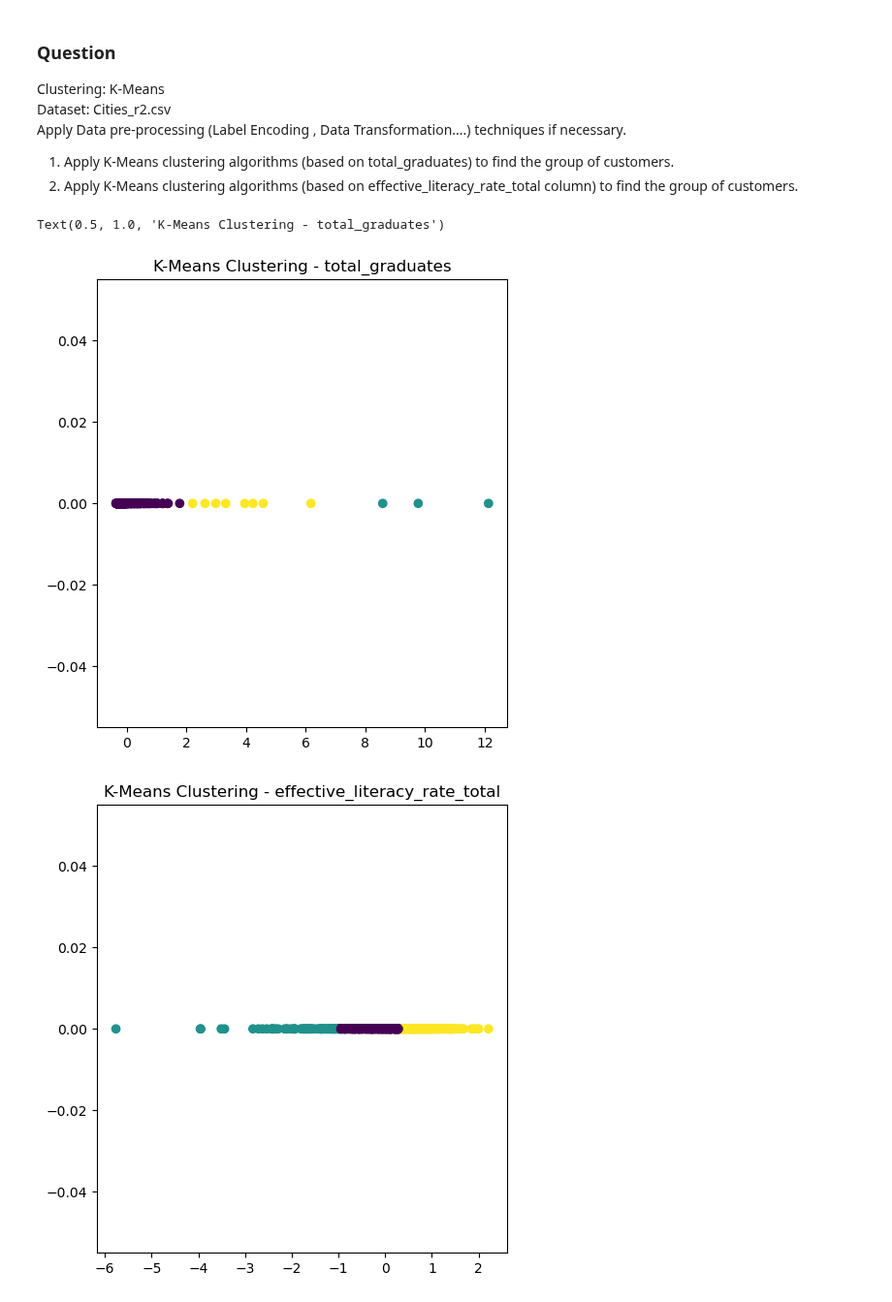
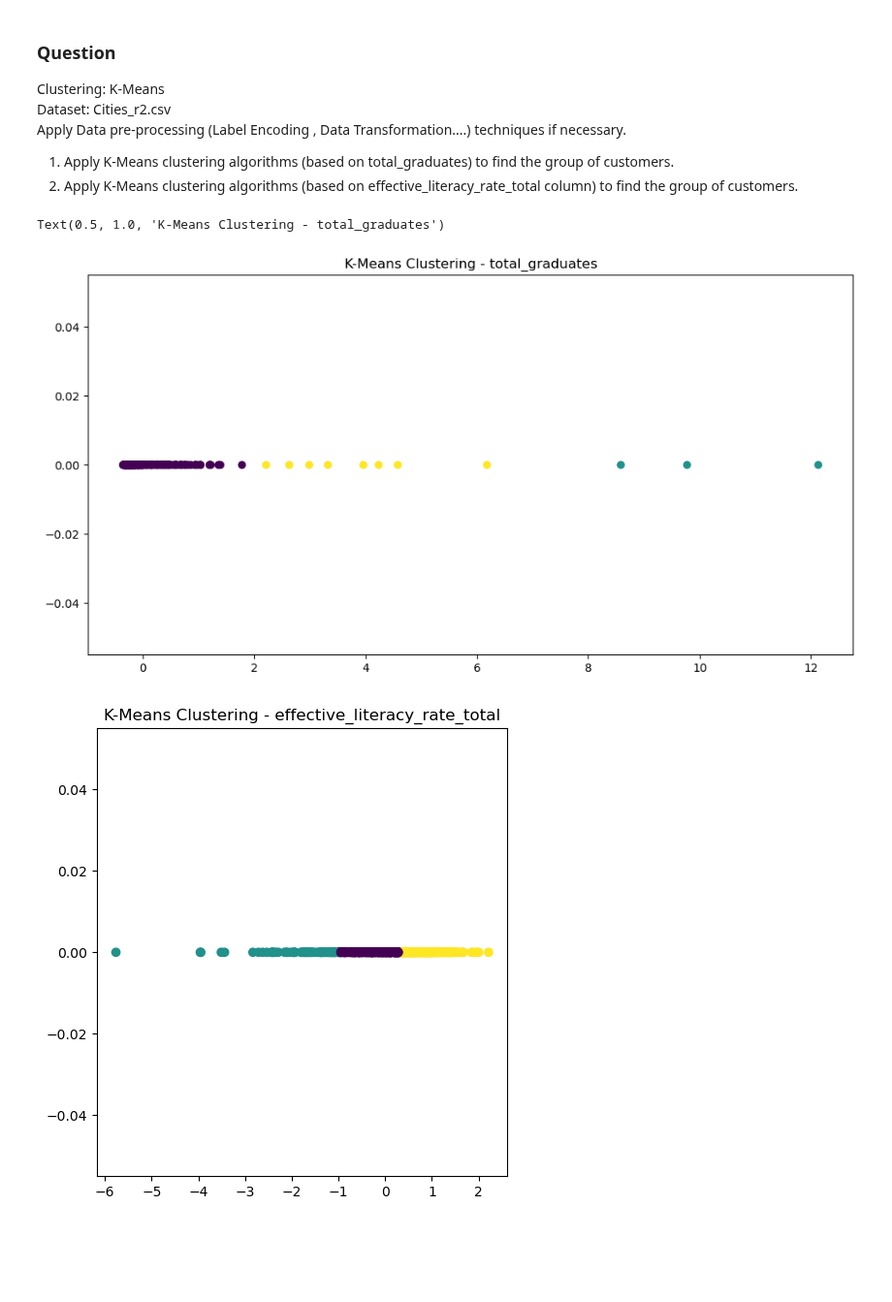
Before and after one commit to shauryasxn/ML-Practice, a Jupyter notebook: K-Means/Cities/Cities.ipynb, the cells around one changed output. Shown at 97% size. Cells and saved outputs as stored; diff of their text form; code cells hidden in the pictures; blank space fills up the shorter version.

```diff
--- a/K-Means/Cities/Cities.ipynb
+++ b/K-Means/Cities/Cities.ipynb
@@ -30,14 +30,13 @@ df['cluster_total_graduates'] = kmeans1.fit_predict(X1_scaled)
 # %%
 # Visualize the clusters
 plt.figure(figsize=(12, 6))
 
 # Plot for total_graduates
-plt.subplot(1, 2, 1)
-plt.scatter(X1_scaled[:, 0], [0] * len(X1_scaled), c=df['cluster_total_graduates'], cmap='viridis')
+plt.scatter(X1_scaled[:, 0], [0] * len(X1_scaled), c=df['cluster_total_graduates'])
 plt.title('K-Means Clustering - total_graduates')
 # %% [output]
 Text(0.5, 1.0, 'K-Means Clustering - total_graduates')
-[figure, old version]
+[figure, new version]
 # %%
 # Select features for the second clustering (effective_literacy_rate_total)
 X2 = df[['effective_literacy_rate_total']]
```
